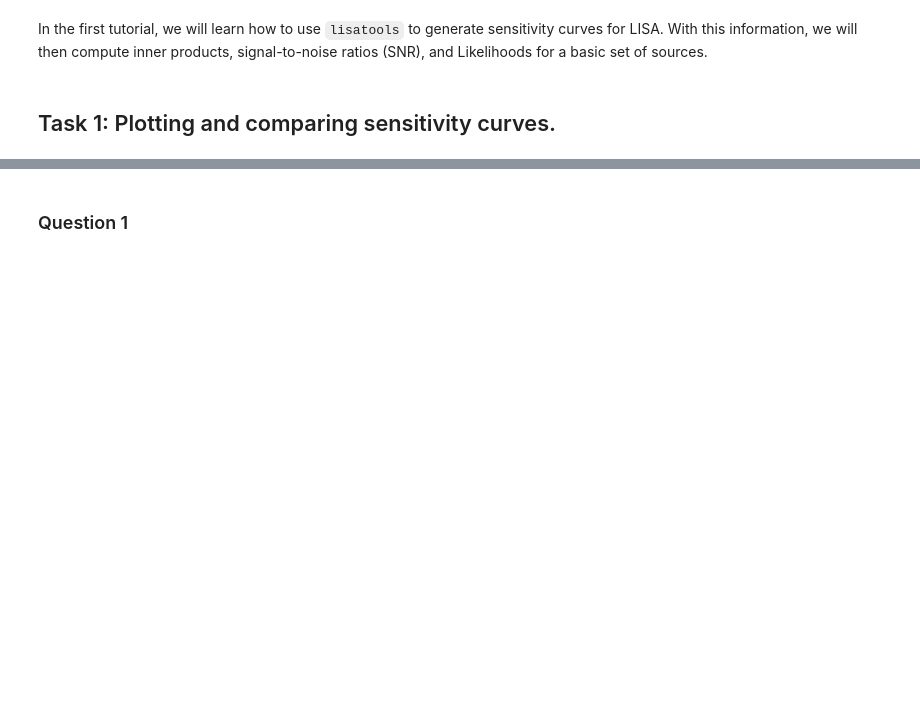
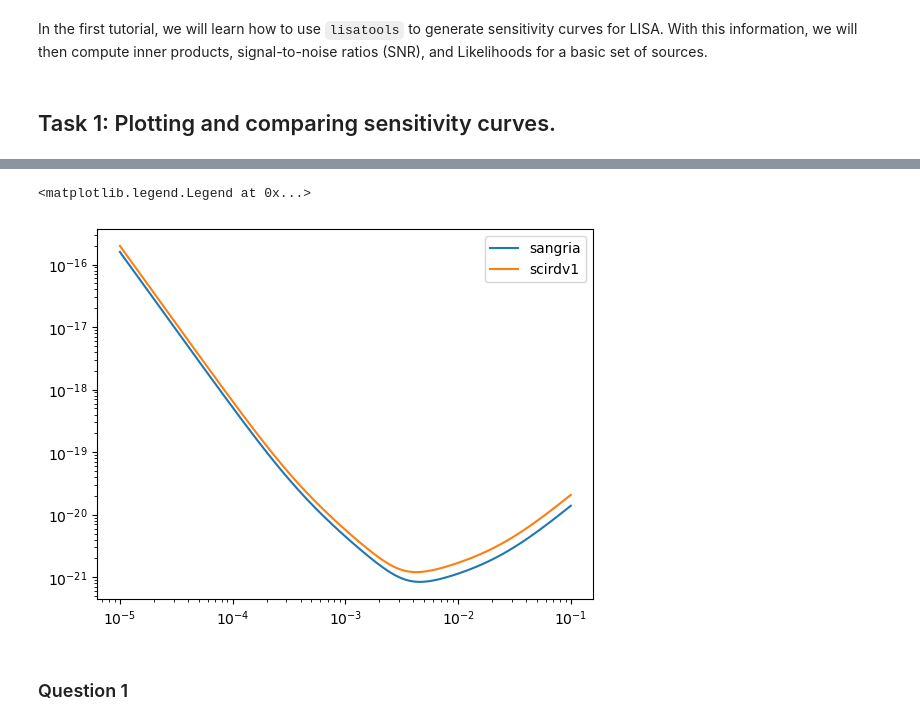
Before and after one commit to mikekatz04/LISAanalysistools, a Jupyter notebook: examples/Tutorial1.ipynb, the cells around one changed output, grey strips where cells are left out. Cells and saved outputs as stored; diff of their text form; code cells hidden in the pictures; blank space fills up the shorter version.

```diff
--- a/examples/Tutorial1.ipynb
+++ b/examples/Tutorial1.ipynb
@@ -25,3 +47,14 @@ import lisatools.detector as lisa_models
+# %%
+f = np.logspace(-5, -1, 10000)
+Sn = get_sensitivity(f, sens_fn=LISASens, return_type='char_strain', average=True, model=lisa_models.sangria)
+plt.loglog(f, Sn, label="sangria")
+
+Sn = get_sensitivity(f, sens_fn=LISASens, return_type='char_strain', average=True, model=lisa_models.scirdv1)
+plt.loglog(f, Sn, label="scirdv1")
+plt.legend()
+# %% [output]
+<matplotlib.legend.Legend at 0x...>
+[figure, added]
 # %% [markdown]
 ### Question 1
 # %% [markdown]
```
Also changed, not shown: parts of 6 cells of this notebook, 1 other file.
